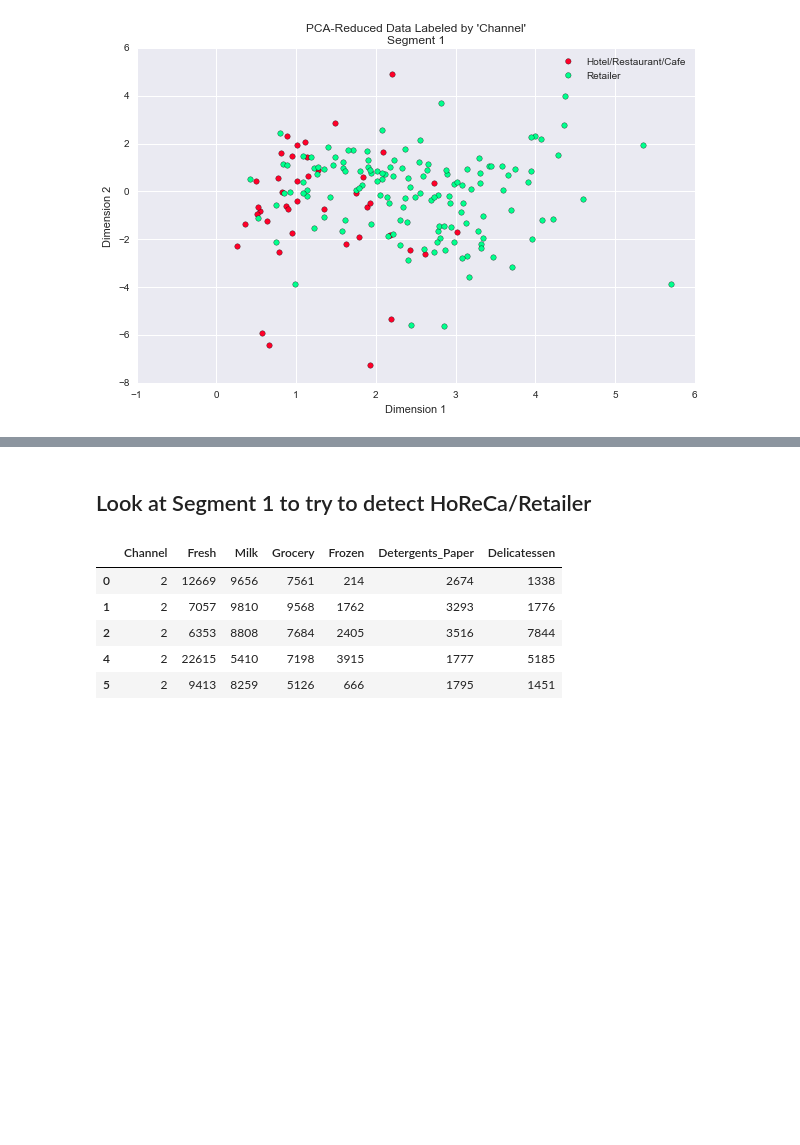
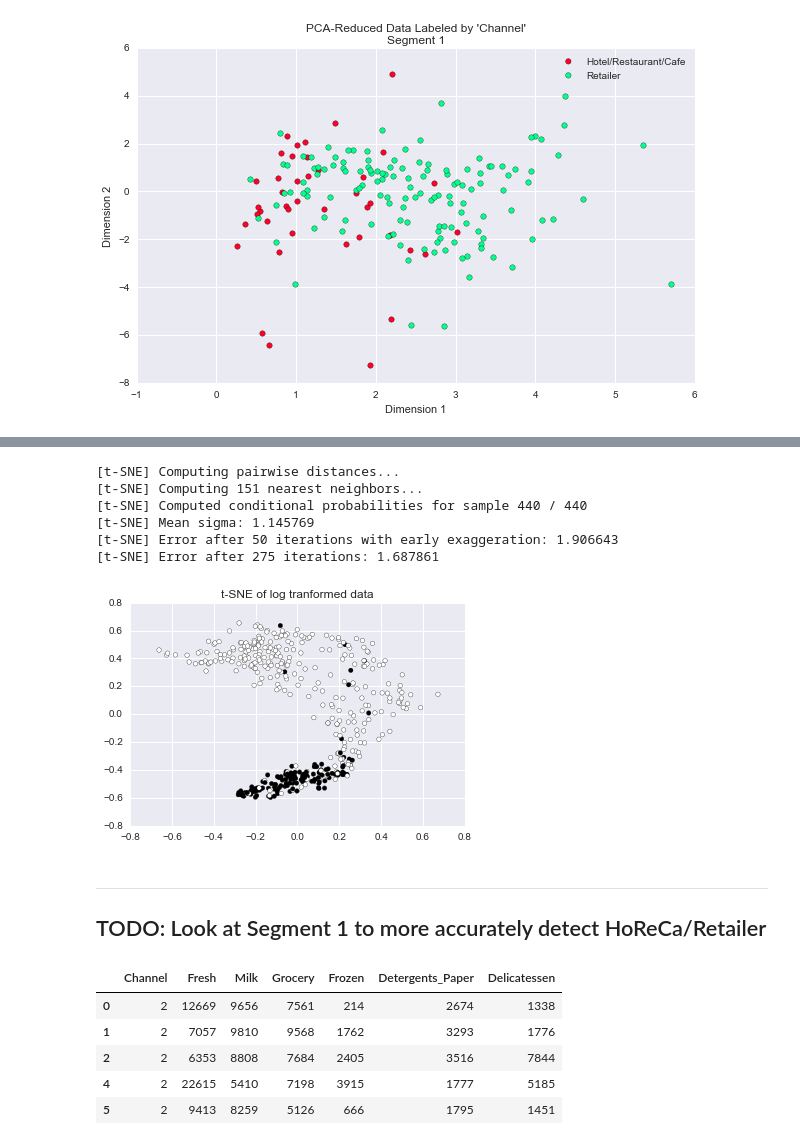
Before and after one commit to kcbighuge/p3-customer-segments, a Jupyter notebook: customer_segments_NEW.ipynb, the cells around one changed output, grey strips where cells are left out. Saved outputs shown, nothing was run; the diff lists cells and outputs as text; code cells hidden in the pictures; blank space fills up the shorter version.

```diff
--- a/customer_segments_NEW.ipynb
+++ b/customer_segments_NEW.ipynb
@@ -1106,5 +1131,20 @@ Right-sided segment:
+# %%
+# transform and plot log data
+transformed_data = TSNE(2, perplexity=50., learning_rate=10., n_iter=5000, verbose=1).fit_transform(log_data)
+
+plt.scatter(transformed_data[:,0], transformed_data[:,1], c=channel)
+plt.title('t-SNE of log tranformed data');
+# %% [output]
+[t-SNE] Computing pairwise distances...
+[t-SNE] Computing 151 nearest neighbors...
+[t-SNE] Computed conditional probabilities for sample 440 / 440
+[t-SNE] Mean sigma: 1.145769
+[t-SNE] Error after 50 iterations with early exaggeration: 1.906643
+[t-SNE] Error after 275 iterations: 1.687861
+[figure, added]
 # %% [markdown]
-Look at Segment 1 to try to detect HoReCa/Retailer
+---
+TODO: Look at Segment 1 to more accurately detect HoReCa/Retailer
 ---------
 # %%
 df_seg1 = all_data[preds==1]
```
Also changed, not shown: parts of 6 cells of this notebook.
